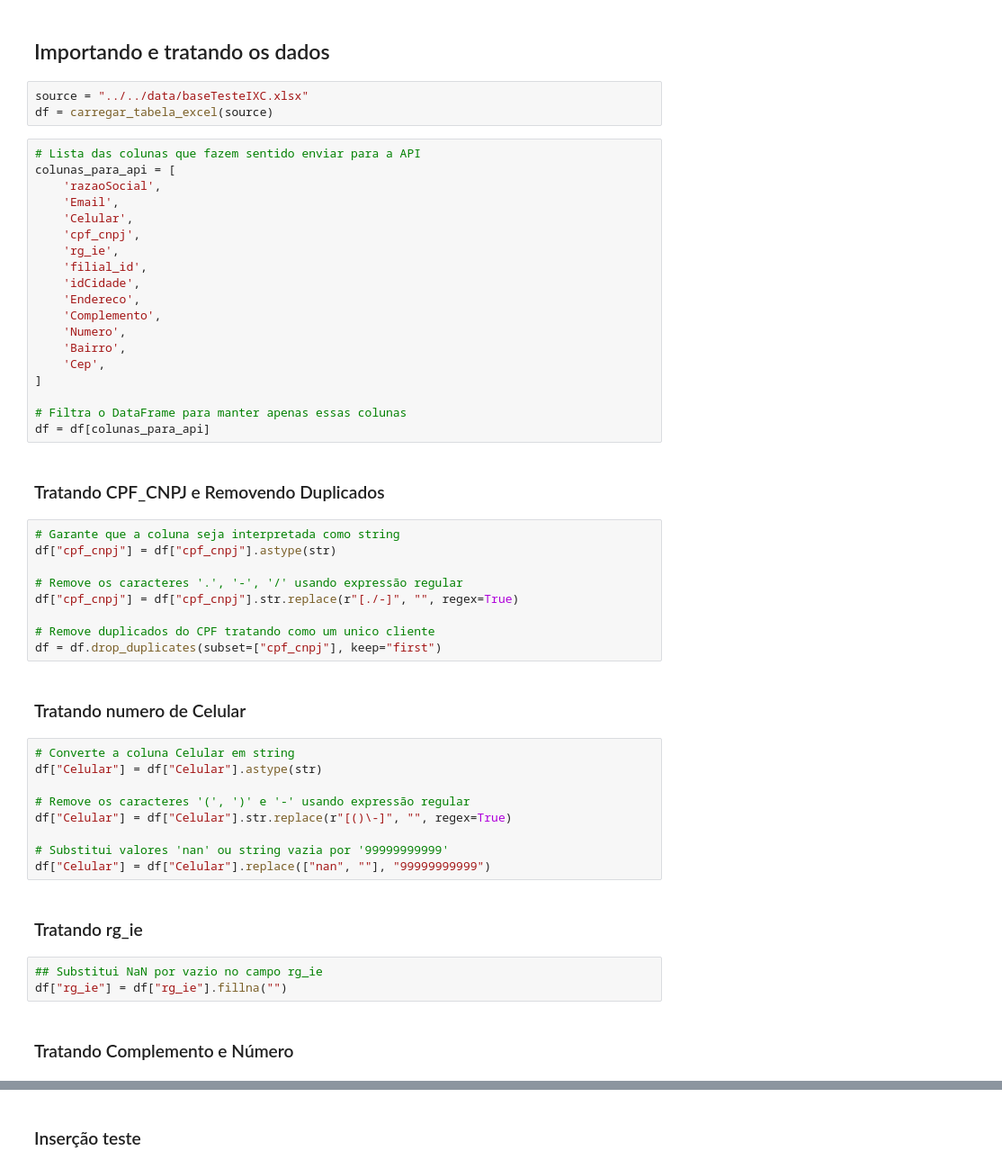
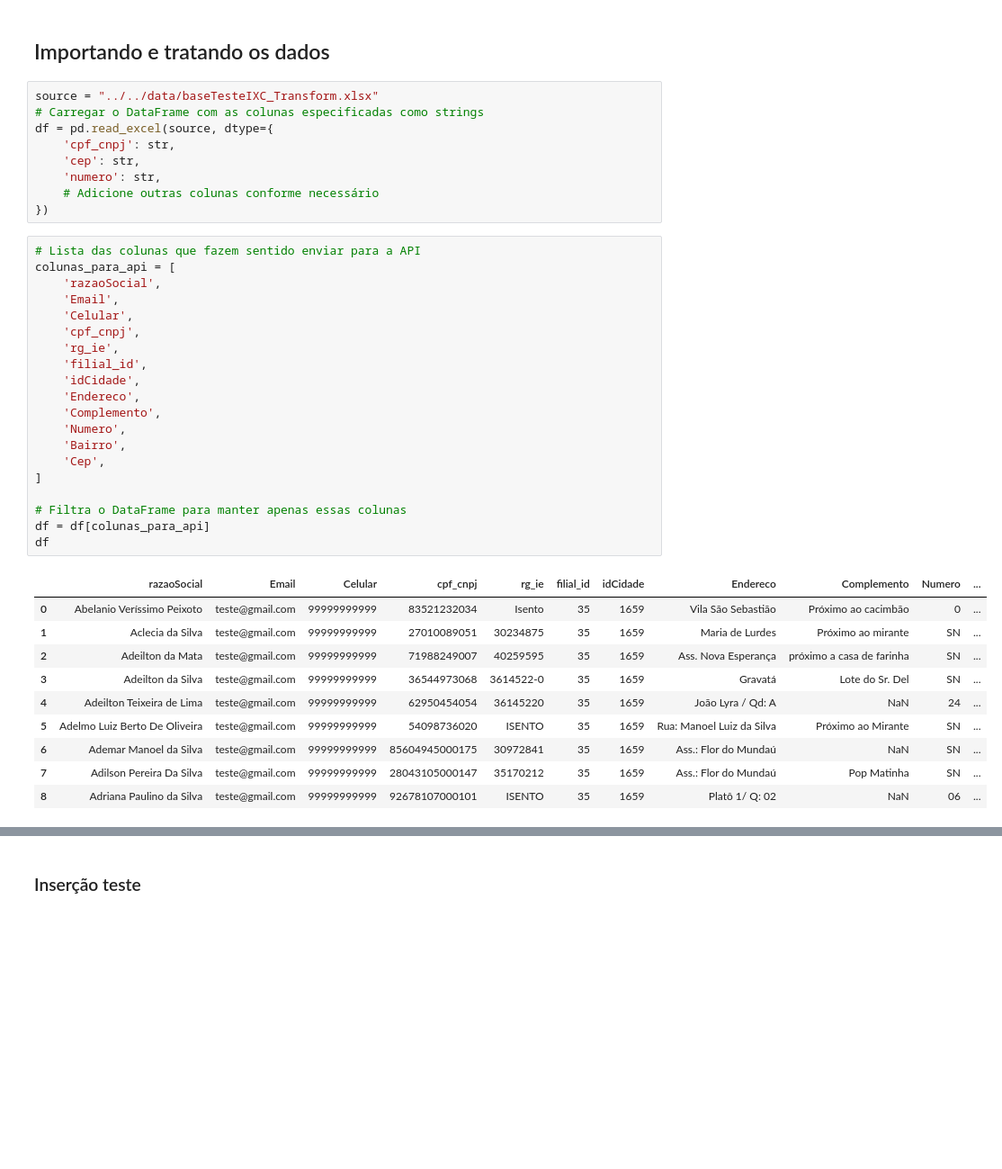
Before and after one commit to Wesll-Car02/import_data_ixc, a Jupyter notebook: src/transform/transform_client.ipynb, the cells around one changed output, grey strips where cells are left out. Shown: that part at 90% size. Drawn from its saved outputs; the diff is of its cells as text; blank space fills up the shorter version.

```diff
--- a/src/transform/transform_client.ipynb
+++ b/src/transform/transform_client.ipynb
@@ -18,53 +16,42 @@ Ambiente: test
 # %% [markdown]
 ## Importando e tratando os dados
-# %%
-source = "../../data/baseTesteIXC.xlsx"
-df = carregar_tabela_excel(source)
+# %%
+source = "../../data/baseTesteIXC_Transform.xlsx"
+# Carregar o DataFrame com as colunas especificadas como strings
+df = pd.read_excel(source, dtype={
+    'cpf_cnpj': str,
+    'cep': str,
+    'numero': str,
+    # Adicione outras colunas conforme necessário
+})
 # %%
 # Lista das colunas que fazem sentido enviar para a API
 colunas_para_api = [
     'razaoSocial',
     'Email',
     'Celular',
     'cpf_cnpj',
     'rg_ie',
     'filial_id',
     'idCidade',
     'Endereco',
     'Complemento',
     'Numero',
     'Bairro',
     'Cep',
 ]
 
 # Filtra o DataFrame para manter apenas essas colunas
 df = df[colunas_para_api]
+df
+# %% [output]
+|  | razaoSocial | Email | Celular | cpf_cnpj | rg_ie | filial_id | idCidade | Endereco | Complemento | Numero | ... |
+| 0 | Abelanio Veríssimo Peixoto | teste@gmail.com | 99999999999 | 83521232034 | Isento | 35 | 1659 | Vila São Sebastião | Próximo ao cacimbão | 0 | ... |
+| 1 | Aclecia da Silva | teste@gmail.com | 99999999999 | 27010089051 | 30234875 | 35 | 1659 | Maria de Lurdes | Próximo ao mirante | SN | ... |
+| 2 | Adeilton da Mata | teste@gmail.com | 99999999999 | 71988249007 | 40259595 | 35 | 1659 | Ass. Nova Esperança | próximo a casa de farinha | SN | ... |
+| 3 | Adeilton da Silva | teste@gmail.com | 99999999999 | 36544973068 | 3614522-0 | 35 | 1659 | Gravatá | Lote do Sr. Del | SN | ... |
+| 4 | Adeilton Teixeira de Lima | teste@gmail.com | 99999999999 | 62950454054 | 36145220 | 35 | 1659 | João Lyra / Qd: A | NaN | 24 | ... |
+| 5 | Adelmo Luiz Berto De Oliveira | teste@gmail.com | 99999999999 | 54098736020 | ISENTO | 35 | 1659 | Rua: Manoel Luiz da Silva | Próximo ao Mirante | SN | ... |
+| 6 | Ademar Manoel da Silva | teste@gmail.com | 99999999999 | 85604945000175 | 30972841 | 35 | 1659 | Ass.: Flor do Mundaú | NaN | SN | ... |
+| 7 | Adilson Pereira Da Silva | teste@gmail.com | 99999999999 | 28043105000147 | 35170212 | 35 | 1659 | Ass.: Flor do Mundaú | Pop Matinha | SN | ... |
+| 8 | Adriana Paulino da Silva | teste@gmail.com | 99999999999 | 92678107000101 | ISENTO | 35 | 1659 | Platô 1/ Q: 02 | NaN | 06 | ... |
-# %% [markdown]
-### Tratando CPF_CNPJ e Removendo Duplicados
-# %%
-# Garante que a coluna seja interpretada como string
-df["cpf_cnpj"] = df["cpf_cnpj"].astype(str)
-
-# Remove os caracteres '.', '-', '/' usando expressão regular
-df["cpf_cnpj"] = df["cpf_cnpj"].str.replace(r"[./-]", "", regex=True)
-
-# Remove duplicados do CPF tratando como um unico cliente
-df = df.drop_duplicates(subset=["cpf_cnpj"], keep="first")
-# %% [markdown]
-### Tratando numero de Celular
-# %%
-# Converte a coluna Celular em string
-df["Celular"] = df["Celular"].astype(str)
-
-# Remove os caracteres '(', ')' e '-' usando expressão regular
-df["Celular"] = df["Celular"].str.replace(r"[()\-]", "", regex=True)
-
-# Substitui valores 'nan' ou string vazia por '99999999999'
-df["Celular"] = df["Celular"].replace(["nan", ""], "99999999999")
-# %% [markdown]
-### Tratando rg_ie
-# %%
-## Substitui NaN por vazio no campo rg_ie
-df["rg_ie"] = df["rg_ie"].fillna("")
-# %% [markdown]
-### Tratando Complemento e Número
```
Also changed, not shown: parts of 5 cells of this notebook, 4 other files.
